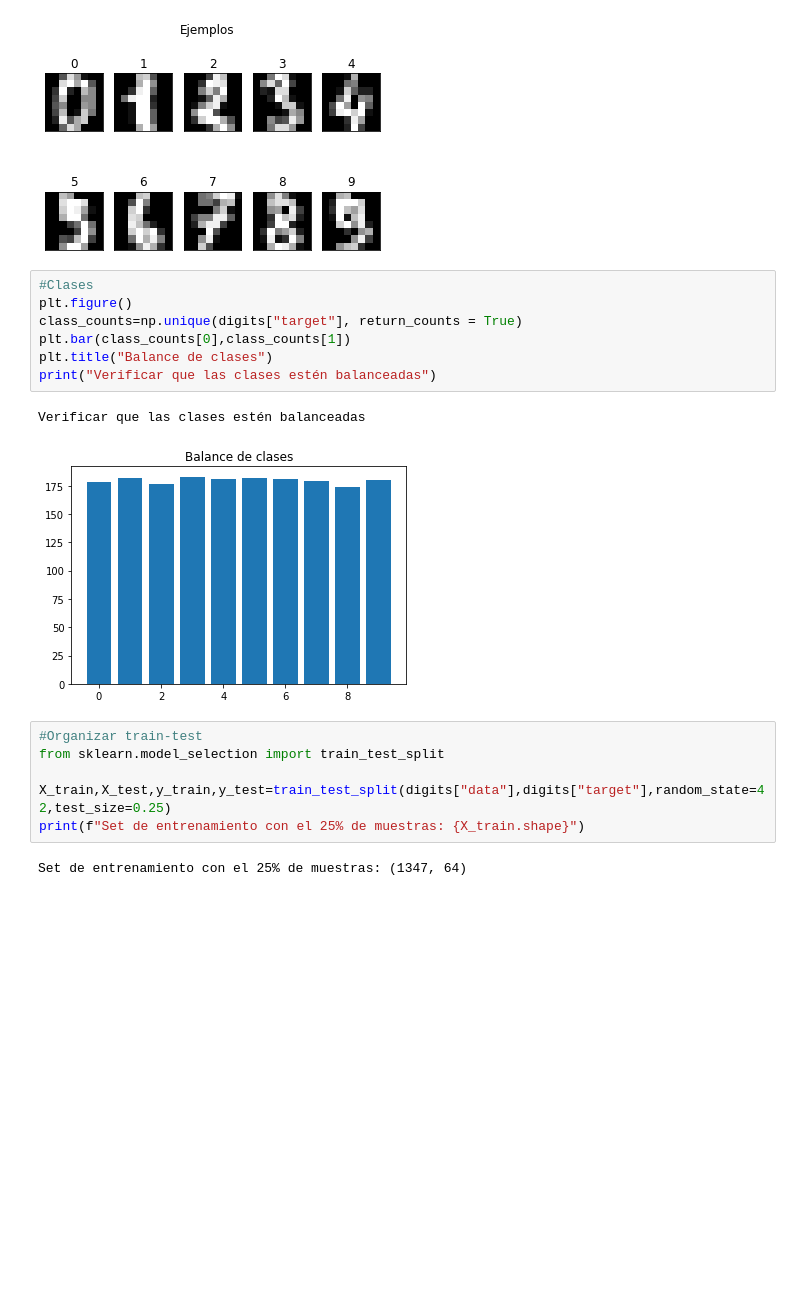
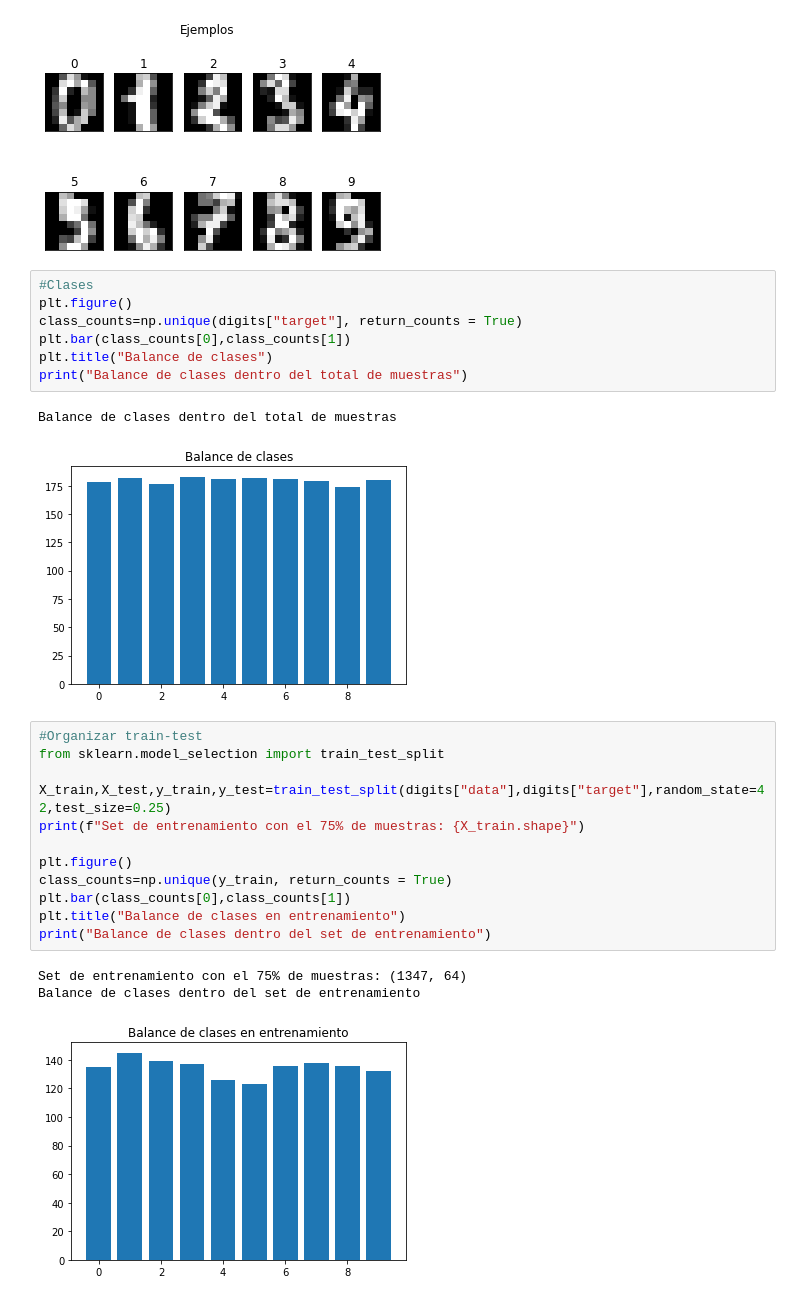
Before and after one commit to cazdlt/MLPython, a Jupyter notebook: clasificadores.ipynb, the cells around one changed output. Drawn from its saved outputs; the diff is of its cells as text; blank space fills up the shorter version.

```diff
--- a/clasificadores.ipynb
+++ b/clasificadores.ipynb
@@ -37,16 +37,24 @@ plt.figure()
 class_counts=np.unique(digits["target"], return_counts = True)
 plt.bar(class_counts[0],class_counts[1])
 plt.title("Balance de clases")
-print("Verificar que las clases estén balanceadas")
+print("Balance de clases dentro del total de muestras")
 # %% [output]
-Verificar que las clases estén balanceadas
+Balance de clases dentro del total de muestras
 [figure]
 # %%
 #Organizar train-test
 from sklearn.model_selection import train_test_split
 
 X_train,X_test,y_train,y_test=train_test_split(digits["data"],digits["target"],random_state=42,test_size=0.25)
-print(f"Set de entrenamiento con el 25% de muestras: {X_train.shape}")
+print(f"Set de entrenamiento con el 75% de muestras: {X_train.shape}")
+
+plt.figure()
+class_counts=np.unique(y_train, return_counts = True)
+plt.bar(class_counts[0],class_counts[1])
+plt.title("Balance de clases en entrenamiento")
+print("Balance de clases dentro del set de entrenamiento")
 # %% [output]
-Set de entrenamiento con el 25% de muestras: (1347, 64)
+Set de entrenamiento con el 75% de muestras: (1347, 64)
+Balance de clases dentro del set de entrenamiento
+[figure, added]
 # %%
```
Also changed, not shown: parts of 4 cells of this notebook, 1 other file.
